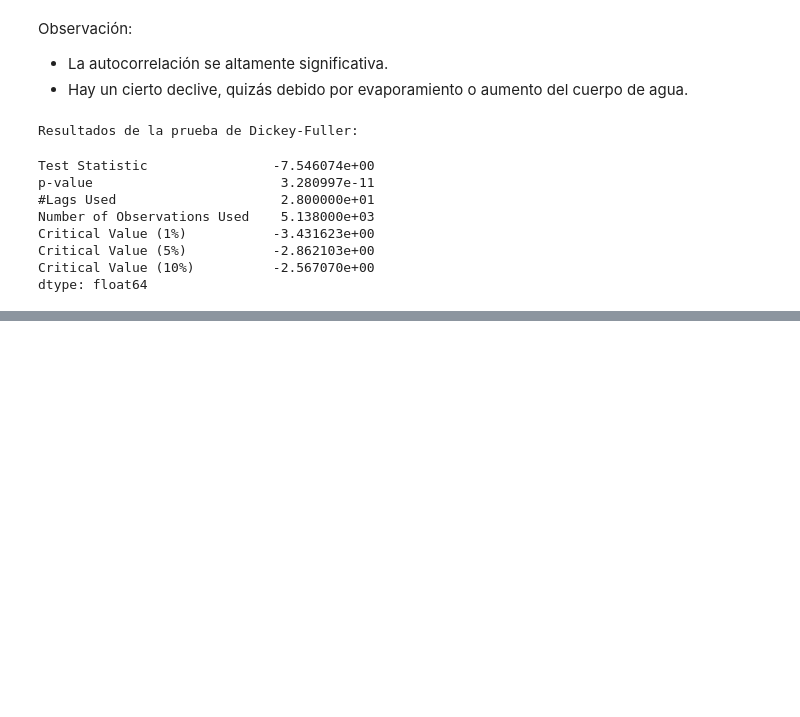
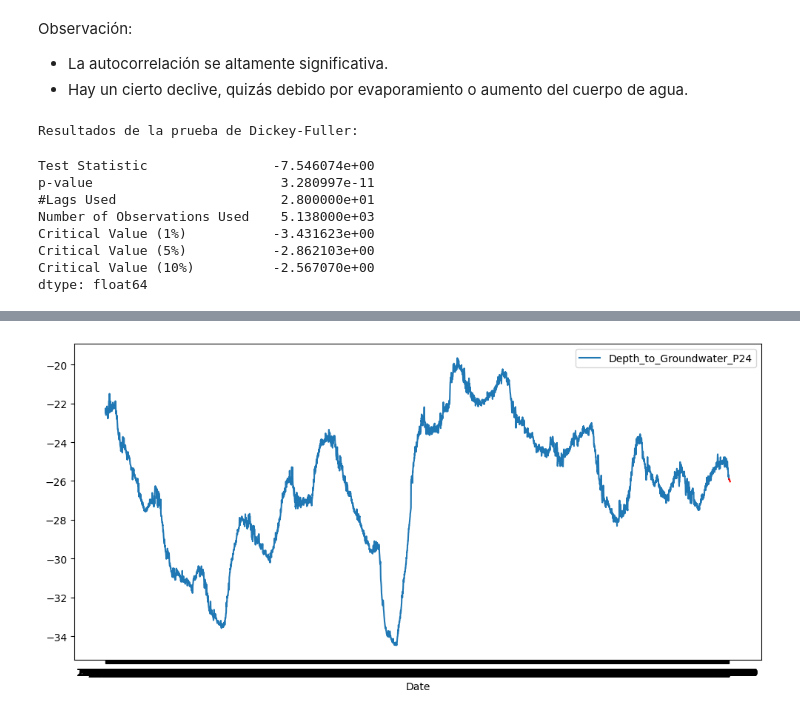
Before and after one commit to aalvarezq/Proyecto-Tutorial-de-Series-Temporales, a Jupyter notebook: src/explore.ipynb, the cells around one changed output, grey strips where cells are left out. Cells and saved outputs as stored; diff of their text form; code cells hidden in the pictures; blank space fills up the shorter version.

```diff
--- a/src/explore.ipynb
+++ b/src/explore.ipynb
@@ -187,4 +187,4 @@ dtype: float64
 # %%
 from pmdarima import auto_arima
 
-model = auto_arima(ts, seasonal = True, trace = True, m = 12)
+model = auto_arima(ts, seasonal = True, trace = True, m = 6) #Forcé con m=6 por problemas de rendimiento del PC
@@ -197,11 +246,15 @@ forecast
 # %%
 import matplotlib.pyplot as plt
 
 fig, axis = plt.subplots(figsize = (10, 5))
 
-sns.lineplot(data = ts_stationary)
-sns.lineplot(data = forecast, c = "green")
+sns.lineplot(data = ts)
+sns.lineplot(data = forecast, c = "red")
 
 plt.tight_layout()
 
 plt.show()
+
+#Al utilizar un parametro "m" mas acotado por problemas de Ram y pierde estacionalidad.
+# %% [output]
+[figure, added]
```
Also changed, not shown: parts of 3 cells of this notebook.
